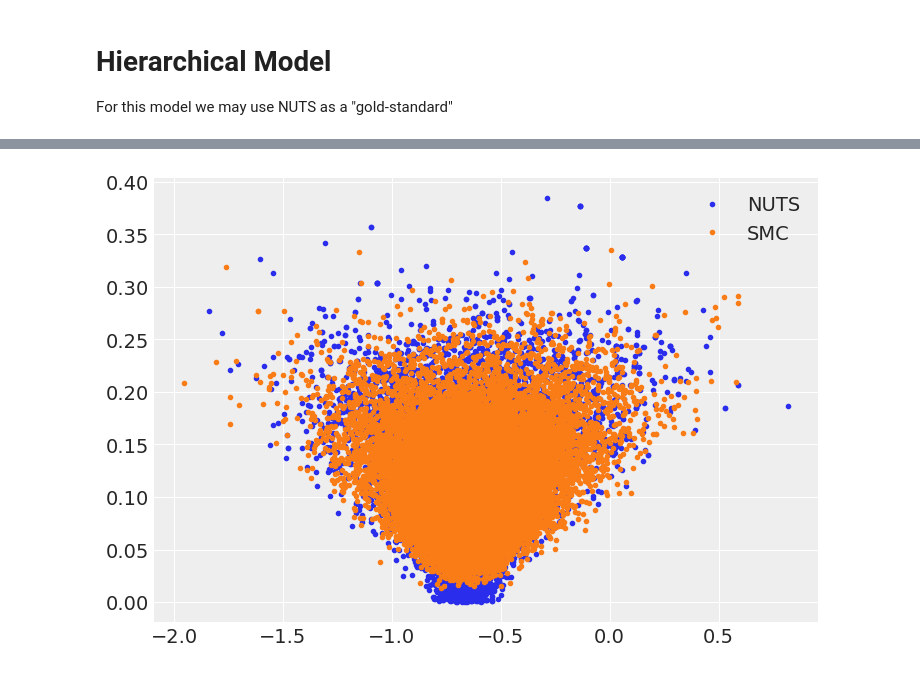
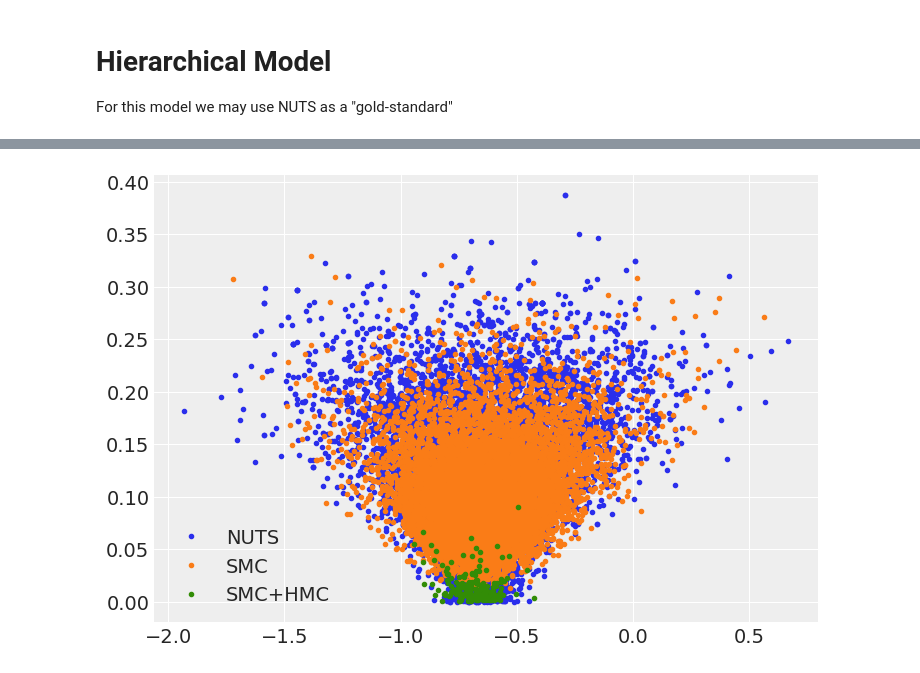
Before and after one commit to Grupo-de-modelado-probabilista/SMC_diagnostics, a Jupyter notebook: SMC_tests.ipynb, the cells around one changed output, grey strips where cells are left out. Saved outputs shown, nothing was run; the diff lists cells and outputs as text; code cells hidden in the pictures.

```diff
--- a/SMC_tests.ipynb
+++ b/SMC_tests.ipynb
@@ -104,5 +181,3 @@ with pm.Model() as hierarchical_model_non_centered:
     radon_est = a[county_idx] + b[county_idx] * data.floor.values
 
     radon_like = pm.Normal('radon_like', mu=radon_est, sd=eps, observed=data.log_radon)
-    idata_nuts = pm.sample(2000)
-    idata_smc = pm.sample_smc(5000)
@@ -124,0 +184,3 @@ The number of effective samples is smaller than 10% for some parameters.
+# %%
+with hierarchical_model_non_centered:
+    idata_nuts_hierarchical = pm.sample(2000)
@@ -124,0 +199,3 @@ The number of effective samples is smaller than 10% for some parameters.
+# %%
+with hierarchical_model_non_centered:
+    idata_smc_hierarchical = pm.sample_smc(5000, cores=1)
@@ -124,0 +208,9 @@ The number of effective samples is smaller than 10% for some parameters.
+# %%
+with hierarchical_model_non_centered:
+    idata_smc_hmc_hierarchical = pm.sample_smc(100, kernel=pm.smc.HMC,
+                                       n_steps=4,
+                                       path_length=10,
+                                       max_steps=16,
+                                       vars=None,
+                                       cores=1,
+                                       progressbar=True)
@@ -125,9 +223,11 @@ The number of effective samples is smaller than 10% for some parameters.
 # %%
-nuts_posterior = idata_nuts.posterior.stack(samples=("chain", "draw"))
-smc_posterior = idata_smc.posterior.stack(samples=("chain", "draw"))
+nuts_posterior = idata_nuts_hierarchical.posterior.stack(samples=("chain", "draw"))
+smc_posterior = idata_smc_hierarchical.posterior.stack(samples=("chain", "draw"))
+smc_hmc_posterior = idata_smc_hmc_hierarchical.posterior.stack(samples=("chain", "draw"))
 plt.plot(nuts_posterior["b"].isel(b_dim_0=75), nuts_posterior["sigma_b"], '.C0', label="NUTS")
 plt.plot(smc_posterior["b"].isel(b_dim_0=75), smc_posterior["sigma_b"], '.C1', label="SMC")
+plt.plot(smc_hmc_posterior["b"].isel(b_dim_0=75), smc_hmc_posterior["sigma_b"], '.C2', label="SMC+HMC")
 
 plt.legend();
 # %% [output]
-[figure, old version]
+[figure, new version]
```
Also changed, not shown: parts of 19 cells of this notebook.
